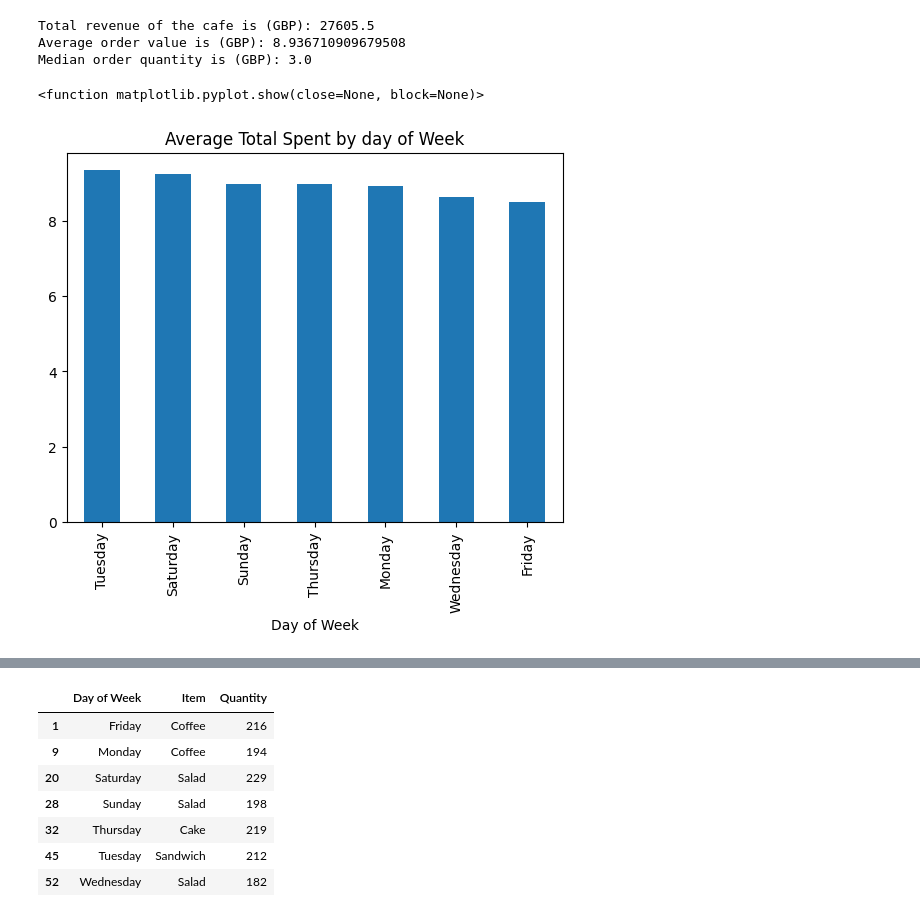
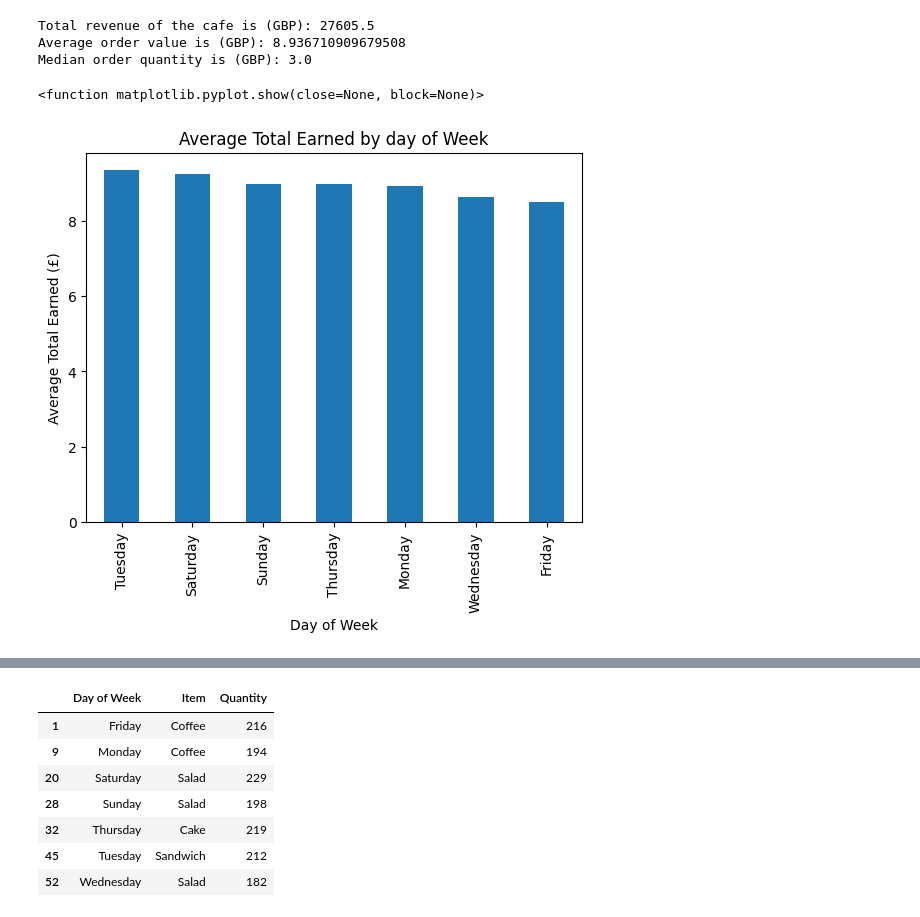
Before and after one commit to v-llnetv-ca/sales-dashboard, a Jupyter notebook: eda.ipynb, the cells around one changed output, grey strips where cells are left out. Cells and saved outputs as stored; diff of their text form; code cells hidden in the pictures.

```diff
--- a/eda.ipynb
+++ b/eda.ipynb
@@ -69,6 +78,8 @@ plt.show()
 # %% [output]
 [figure]
 # %%
+df["Transaction Date"] = pd.to_datetime(df["Transaction Date"])
+
 weekly = df.set_index("Transaction Date")["Total Spent"].resample("W").sum()
 weekly.plot()
 plt.title("Weekly Earnings")
@@ -98,10 +109,10 @@ Median order quantity is (GBP): 3.0
 df["Day of Week"] = df["Transaction Date"].dt.day_name()
 # %%
 df.groupby("Day of Week")["Total Spent"].mean().sort_values(ascending=False).plot(kind="bar")
-xlabel="Day of Week"
-ylabel="Total Spent"
-plt.title("Average Total Spent by day of Week")
+plt.xlabel("Day of Week")
+plt.ylabel("Average Total Earned (£)")
+plt.title("Average Total Earned by day of Week")
 plt.show
 # %% [output]
 <function matplotlib.pyplot.show(close=None, block=None)>
-[figure, old version]
+[figure, new version]
```
Also changed, not shown: parts of 8 cells of this notebook, 1 other file.
